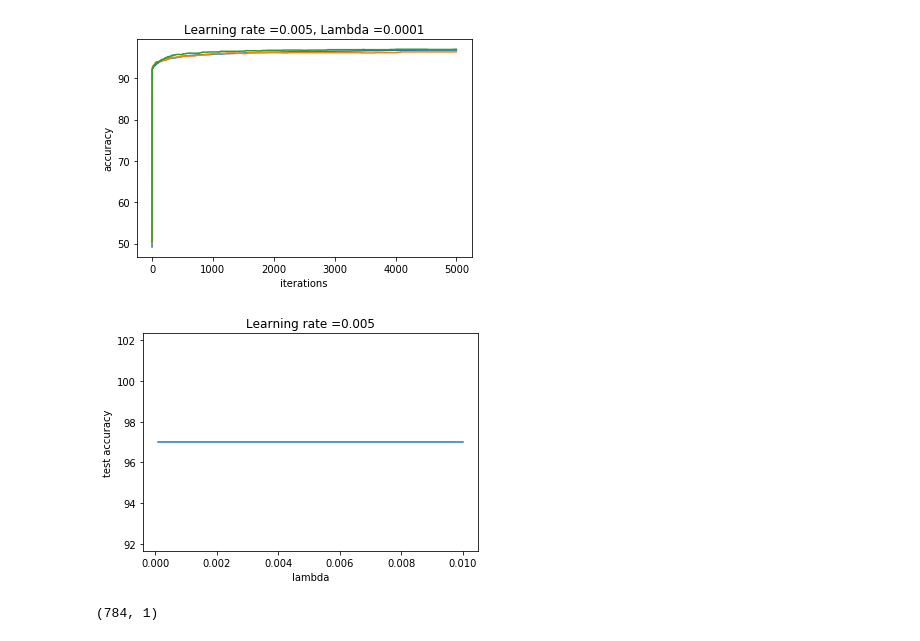
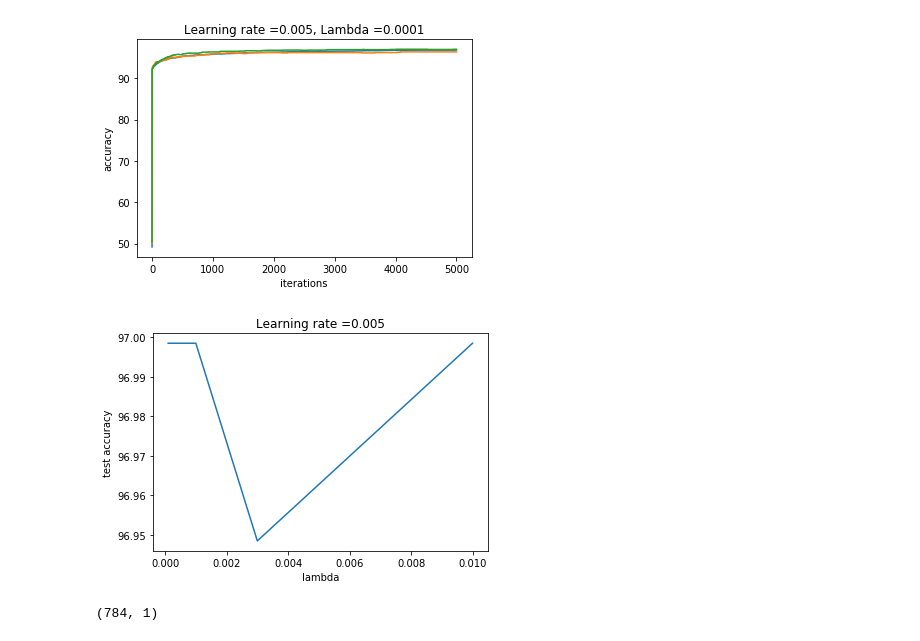
Before and after one commit to ShilinC/Log_Soft_PA1, a Jupyter notebook: CSE253_PA1.ipynb, the cells around one changed output. Saved outputs shown, nothing was run; the diff lists cells and outputs as text; code cells hidden in the pictures.

Commit message:
figures

```diff
--- a/CSE253_PA1.ipynb
+++ b/CSE253_PA1.ipynb
@@ -851,13 +851,13 @@ plt.show()
 # %% [output]
 [figure]
 # %%
-plt.plot(np.squeeze(np.array([0.01,0.001,0.0001]).reshape(1,3)),np.squeeze(np.array(final_test_set_accuracy_L2).reshape(1,3)))
+plt.plot(np.squeeze(np.array([0.01, 0.003, 0.001, 0.0003, 0.0001]).reshape(1,5)),np.squeeze(np.array(final_test_set_accuracy_L2[6:11]).reshape(1,5)))
 plt.ylabel('test accuracy')
 plt.xlabel('lambda')
-plt.title("Learning rate =" + str(d["learning_rate"]))
+plt.title("Learning rate =" + str(0.005))
 plt.show()
 # %% [output]
-[figure, old version]
+[figure, new version]
 # %%
 w = np.array(w_L1_lambda[0])
 print(w.shape)
```
Also changed, not shown: parts of 1 cell of this notebook, 12 other files.
